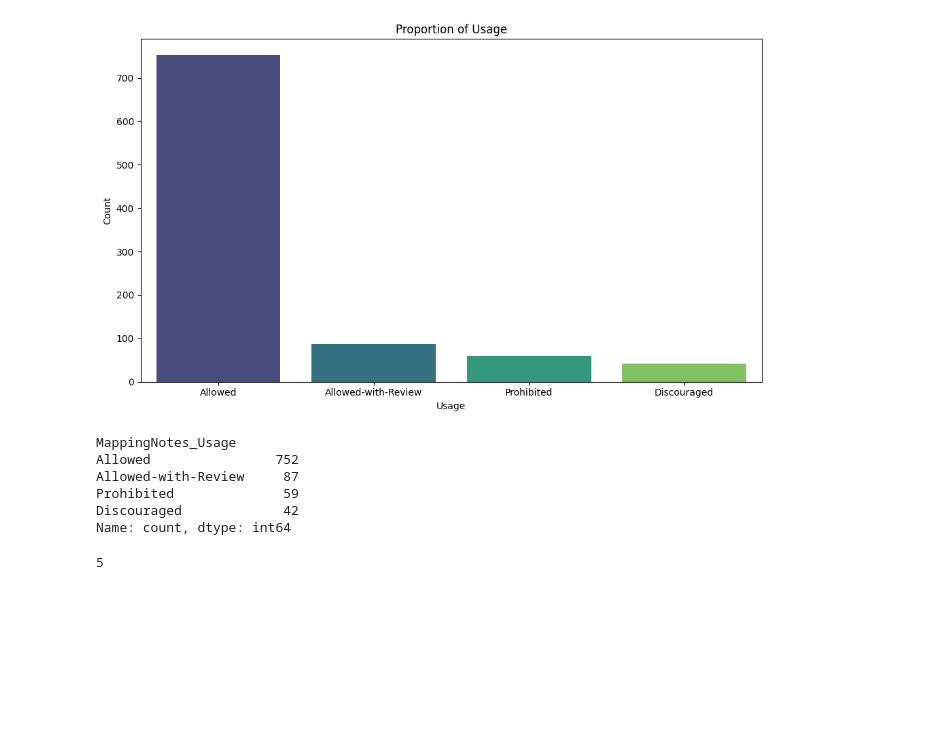
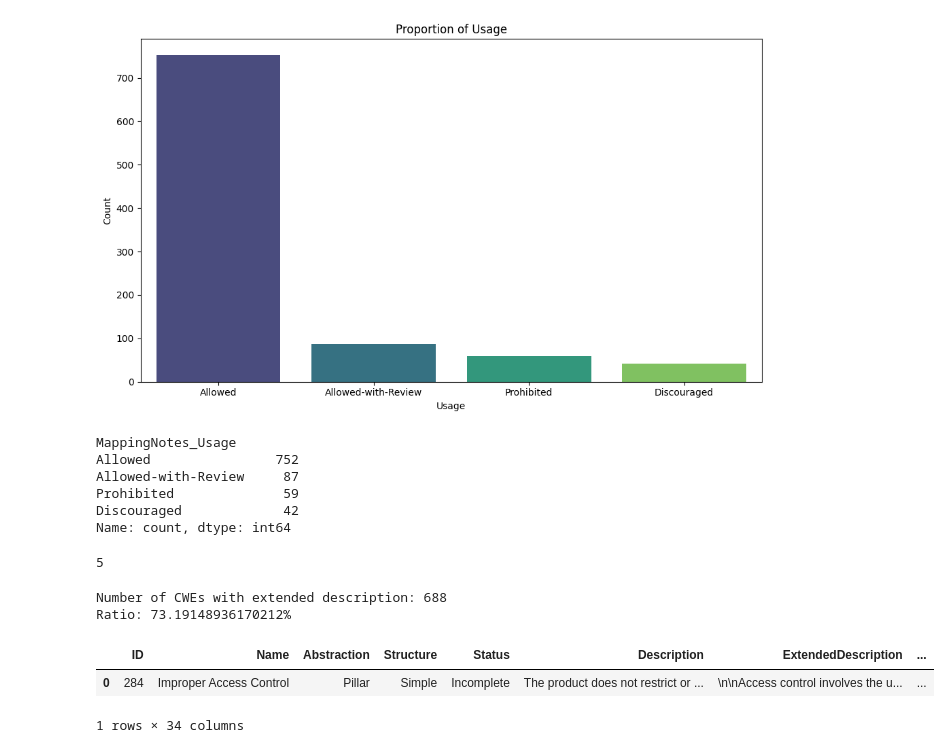
Before and after one commit to Eathus/Thesis-Edvin, a Jupyter notebook: CWE_analysis/analysis.ipynb, the cells around one changed output. Saved outputs shown, nothing was run; the diff lists cells and outputs as text; code cells hidden in the pictures; blank space fills up the shorter version.

```diff
--- a/CWE_analysis/analysis.ipynb
+++ b/CWE_analysis/analysis.ipynb
@@ -515,3 +467,16 @@ Name: count, dtype: int64
 view_max_depth(jview1000_complete, '1000')
 # %% [output]
 5
+# %%
+extend_desc_num = len(df_view1000_complete[df_view1000_complete.ExtendedDescription.notna()])
+print('Number of CWEs with extended description:', extend_desc_num)
+print('Ratio:', str(extend_desc_num/len(df_view1000_complete)*100) + '%')
+# %% [output]
+Number of CWEs with extended description: 688
+Ratio: 73.19148936170212%
+# %%
+df_view1000_complete.head(1)
+# %% [output]
+|  | ID | Name | Abstraction | Structure | Status | Description | ExtendedDescription | ... |
+| 0 | 284 | Improper Access Control | Pillar | Simple | Incomplete | The product does not restrict or ... | \n\nAccess control involves the u... | ... |
+1 rows × 34 columns
```
Also changed, not shown: parts of 9 cells of this notebook, 6 other files.
